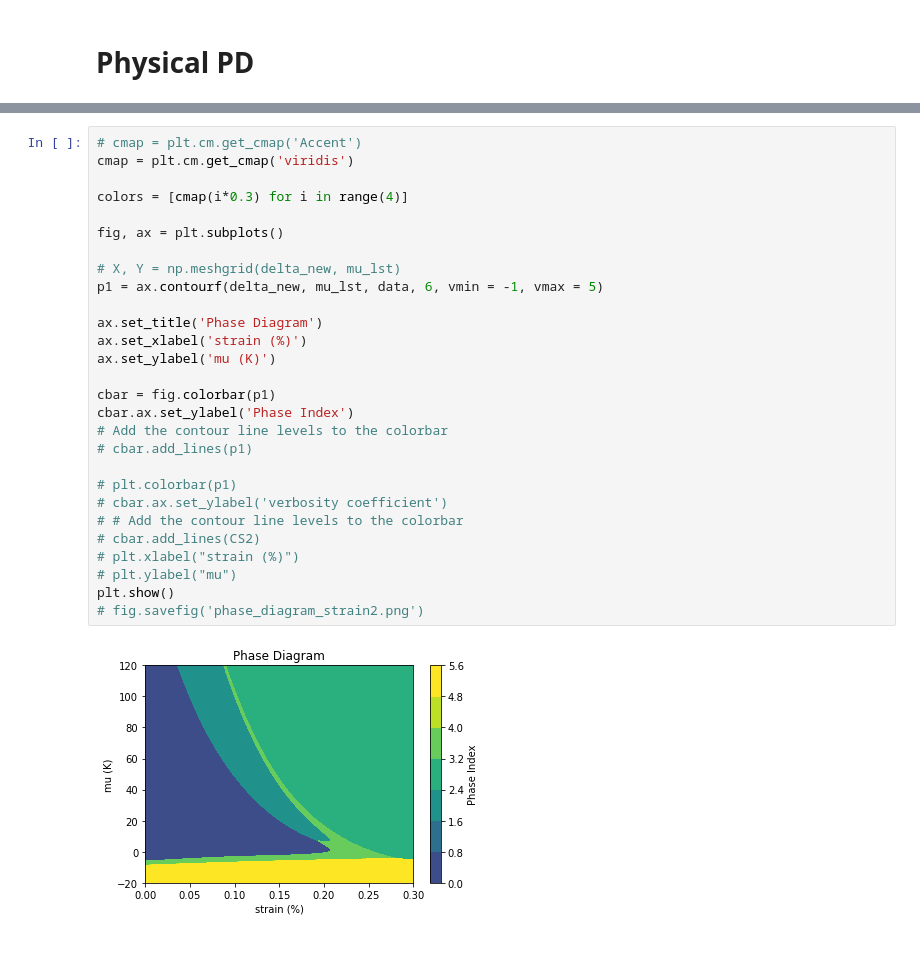
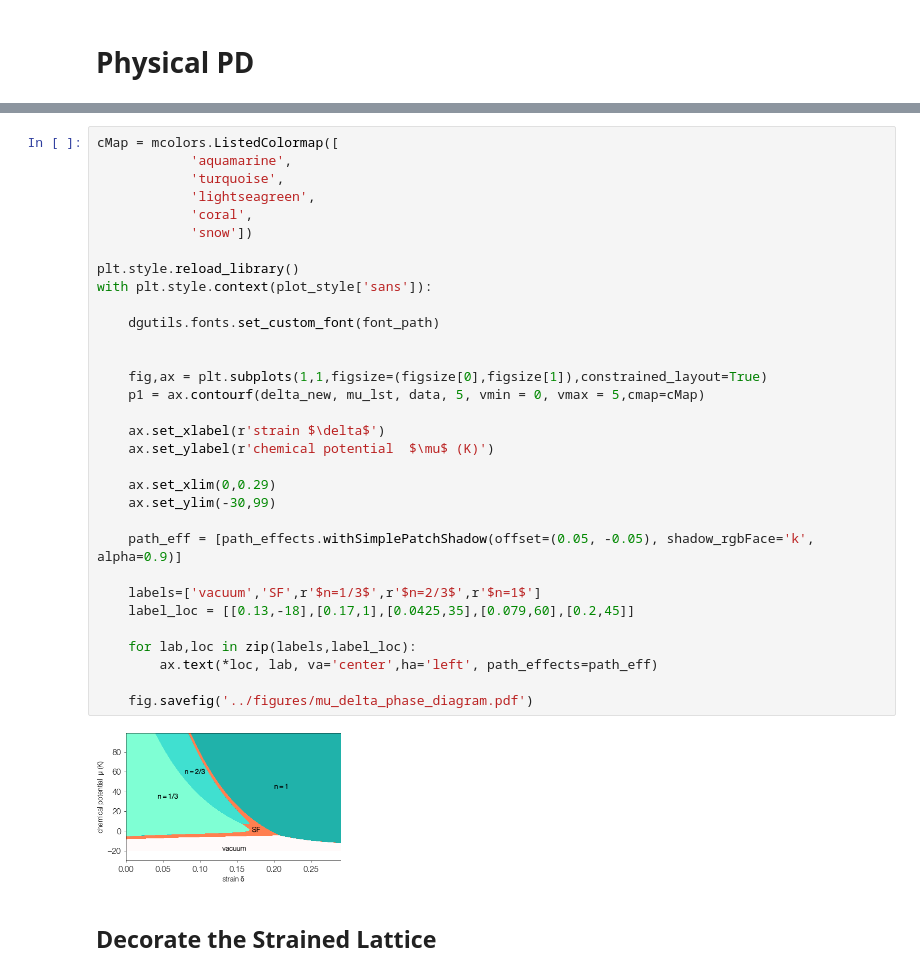
Before and after one commit to DelMaestroGroup/papers-code-Superfluid4HeStrainGraphene, a Jupyter notebook: src/MeanField_python-2022.ipynb, the cells around one changed output, grey strips where cells are left out. Cells and saved outputs as stored; diff of their text form; blank space fills up the shorter version.

```diff
--- a/src/MeanField_python-2022.ipynb
+++ b/src/MeanField_python-2022.ipynb
@@ -268,30 +300,36 @@ for i in range(nx):
-# %%
-# cmap = plt.cm.get_cmap('Accent')
-cmap = plt.cm.get_cmap('viridis')
-
-colors = [cmap(i*0.3) for i in range(4)]
-
-fig, ax = plt.subplots()
-
-# X, Y = np.meshgrid(delta_new, mu_lst)
-p1 = ax.contourf(delta_new, mu_lst, data, 6, vmin = -1, vmax = 5)
-
-ax.set_title('Phase Diagram')
-ax.set_xlabel('strain (%)')
-ax.set_ylabel('mu (K)')
-
-cbar = fig.colorbar(p1)
-cbar.ax.set_ylabel('Phase Index')
-# Add the contour line levels to the colorbar
-# cbar.add_lines(p1)
-
-# plt.colorbar(p1)
-# cbar.ax.set_ylabel('verbosity coefficient')
-# # Add the contour line levels to the colorbar
-# cbar.add_lines(CS2)
-# plt.xlabel("strain (%)")
-# plt.ylabel("mu")
-plt.show()
-# fig.savefig('phase_diagram_strain2.png')
-# %% [output]
-[figure, removed]
+# %%
+cMap = mcolors.ListedColormap([
+            'aquamarine',
+            'turquoise',
+            'lightseagreen',
+            'coral',
+            'snow'])
+
+plt.style.reload_library()
+with plt.style.context(plot_style['sans']):
+
+    dgutils.fonts.set_custom_font(font_path)
+
+
+    fig,ax = plt.subplots(1,1,figsize=(figsize[0],figsize[1]),constrained_layout=True)
+    p1 = ax.contourf(delta_new, mu_lst, data, 5, vmin = 0, vmax = 5,cmap=cMap)
+
+    ax.set_xlabel(r'strain $\delta$')
+    ax.set_ylabel(r'chemical potential  $\mu$ (K)')
+
+    ax.set_xlim(0,0.29)
+    ax.set_ylim(-30,99)
+
+    path_eff = [path_effects.withSimplePatchShadow(offset=(0.05, -0.05), shadow_rgbFace='k', alpha=0.9)]
+
+    labels=['vacuum','SF',r'$n=1/3$',r'$n=2/3$',r'$n=1$']
+    label_loc = [[0.13,-18],[0.17,1],[0.0425,35],[0.079,60],[0.2,45]]
+
+    for lab,loc in zip(labels,label_loc):
+        ax.text(*loc, lab, va='center',ha='left', path_effects=path_eff)
+
+    fig.savefig('../figures/mu_delta_phase_diagram.pdf')
+# %% [output]
+[figure, added]
+# %% [markdown]
+## Decorate the Strained Lattice
```
Also changed, not shown: parts of 34 cells of this notebook, 2 other files.
